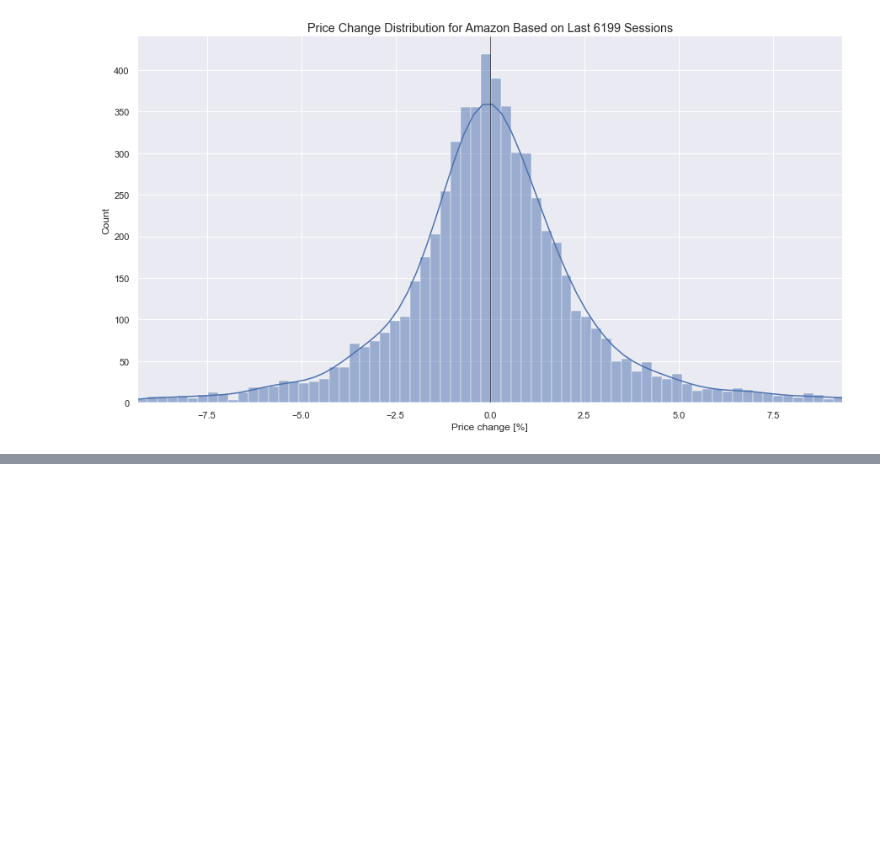
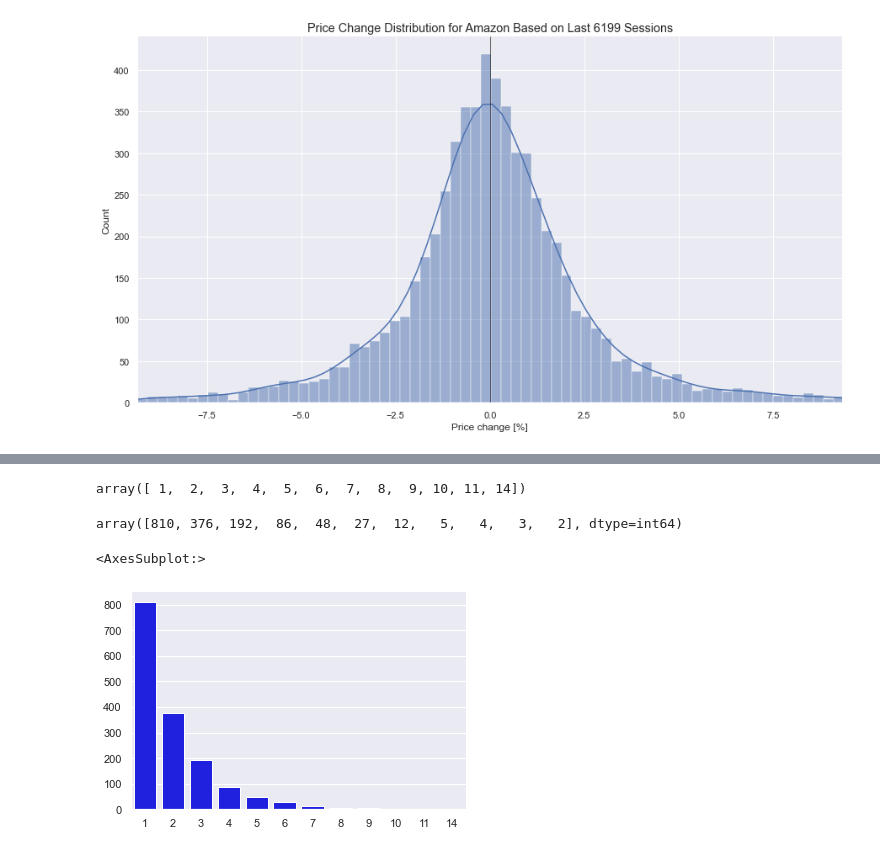
Before and after one commit to TBSDA/Data_Visualization, a Jupyter notebook: Asset_Price_Visualization.ipynb, the cells around one changed output, grey strips where cells are left out. Saved outputs shown, nothing was run; the diff lists cells and outputs as text; code cells hidden in the pictures; blank space fills up the shorter version.

```diff
--- a/Asset_Price_Visualization.ipynb
+++ b/Asset_Price_Visualization.ipynb
@@ -431,3 +431,29 @@ all_sessions = comp_1d_data.shape[0]
 show_price_change_dist(comp_1d_data, all_sessions)
 # %% [output]
 [figure]
+# %%
+def get_up_and_down_candles(df):
+    con_up_candles = []
+    con_down_candles = []
+    up = 0
+    down = 0
+    for pc in df.close_pc:
+        if pc > 0:
+            if up == 0 and down !=0:
+                con_down_candles.append(down)
+            down = 0
+            up += 1
+        elif pc < 0:
+            if down == 0 and up !=0:
+                con_up_candles.append(up)
+            up = 0
+            down += 1
+        else:
+            if up > 0:
+                con_up_candles.append(up)
+            elif down > 0:
+                con_down_candles.append(down)
+            up, down = 0, 0
+    return con_up_candles, con_down_candles
+
+up_candles, down_candles = get_up_and_down_candles(comp_1d_data)
@@ -433,0 +501,15 @@ show_price_change_dist(comp_1d_data, all_sessions)
+# %%
+up_hist, bin_edges = np.histogram(up_candles, bins=list(set(up_candles)))
+# %%
+bin_edges
+# %% [output]
+array([ 1,  2,  3,  4,  5,  6,  7,  8,  9, 10, 11, 14])
+# %%
+up_hist
+# %% [output]
+array([810, 376, 192,  86,  48,  27,  12,   5,   4,   3,   2], dtype=int64)
+# %%
+sns.barplot(x=bins, y=np.append(up_hist, 1), color='blue')
+# %% [output]
+<AxesSubplot:>
+[figure, added]
```
Also changed, not shown: parts of 3 cells of this notebook.
